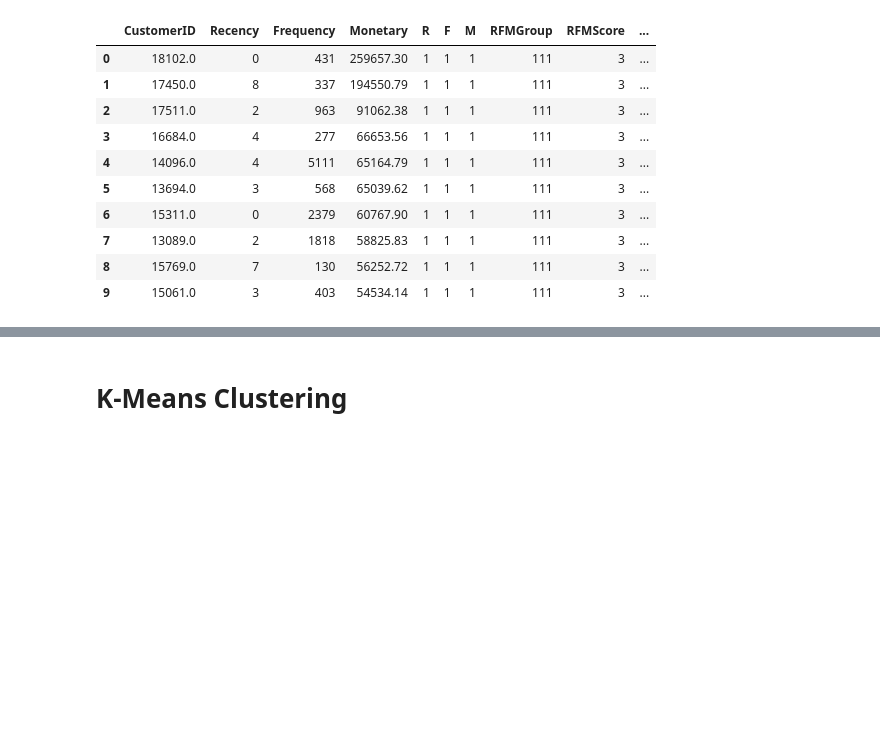
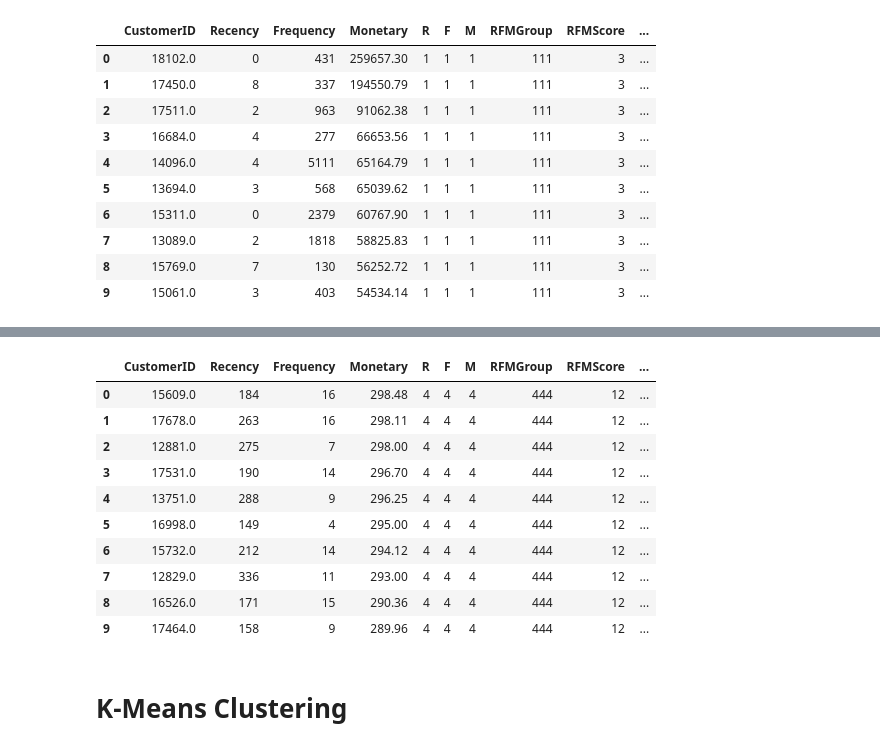
Before and after one commit to triskaaaw/Cheatsheet-DSP, a Jupyter notebook: rfm_analysis.ipynb, the cells around one changed output, grey strips where cells are left out. Saved outputs shown, nothing was run; the diff lists cells and outputs as text; code cells hidden in the pictures; blank space fills up the shorter version.

```diff
--- a/rfm_analysis.ipynb
+++ b/rfm_analysis.ipynb
@@ -634,3 +362,18 @@ po.iplot(fig)
+# %%
+#Validate the data for RFMGroup = 444
+rfm_scores[rfm_scores['RFMGroup']=='444'].sort_values('Monetary', ascending=False).reset_index().head(10)
+# %% [output]
+|  | CustomerID | Recency | Frequency | Monetary | R | F | M | RFMGroup | RFMScore | ... |
+| 0 | 15609.0 | 184 | 16 | 298.48 | 4 | 4 | 4 | 444 | 12 | ... |
+| 1 | 17678.0 | 263 | 16 | 298.11 | 4 | 4 | 4 | 444 | 12 | ... |
+| 2 | 12881.0 | 275 | 7 | 298.00 | 4 | 4 | 4 | 444 | 12 | ... |
+| 3 | 17531.0 | 190 | 14 | 296.70 | 4 | 4 | 4 | 444 | 12 | ... |
+| 4 | 13751.0 | 288 | 9 | 296.25 | 4 | 4 | 4 | 444 | 12 | ... |
+| 5 | 16998.0 | 149 | 4 | 295.00 | 4 | 4 | 4 | 444 | 12 | ... |
+| 6 | 15732.0 | 212 | 14 | 294.12 | 4 | 4 | 4 | 444 | 12 | ... |
+| 7 | 12829.0 | 336 | 11 | 293.00 | 4 | 4 | 4 | 444 | 12 | ... |
+| 8 | 16526.0 | 171 | 15 | 290.36 | 4 | 4 | 4 | 444 | 12 | ... |
+| 9 | 17464.0 | 158 | 9 | 289.96 | 4 | 4 | 4 | 444 | 12 | ... |
 # %% [markdown]
 # K-Means Clustering
 # %%
```
Also changed, not shown: parts of 21 cells of this notebook.
